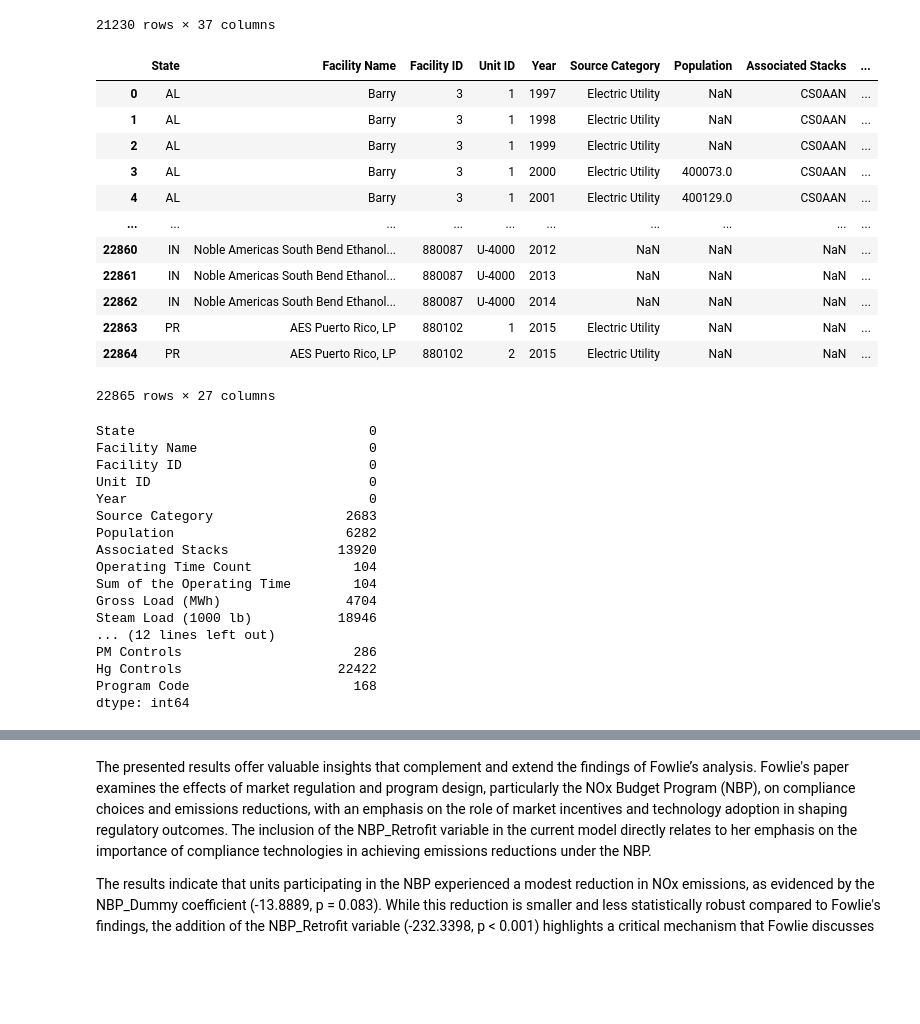
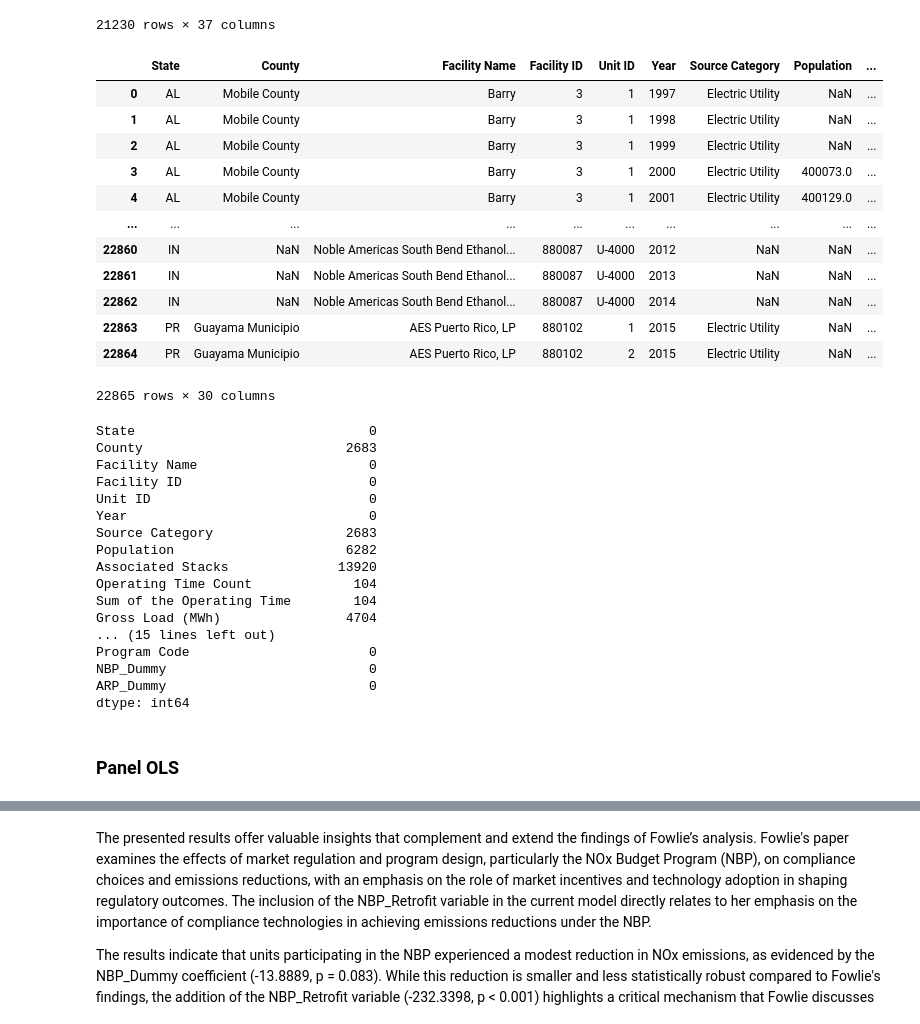
Before and after one commit to ZeliaDec/Econ, a Jupyter notebook: MGT-494.ipynb, the cells around one changed output, grey strips where cells are left out. Drawn from its saved outputs; the diff is of its cells as text; code cells hidden in the pictures; blank space fills up the shorter version.

```diff
--- a/MGT-494.ipynb
+++ b/MGT-494.ipynb
@@ -25,11 +24,12 @@ ISO-8859-1
 # %%
 filepath = "/Users/nadegelan/Documents/E4S/MGT494/FinalExam/112358-V1/AER_08_APP/"
-data1 = pd.read_stata(filepath+"TABLE2/T2_data.dta")
-facilities = pd.read_csv(filepath+"facilities.csv") #from 1996-2015, coal as primary fuel type and electric utilities only
-emissions = pd.read_csv(filepath+"ozone-emissions.csv")#from CAMPD
-data2 = pd.read_stata(filepath+"TABLE_3_4/T_3_4.dta")
-pop_2010_2019 = pd.read_csv(filepath+"pop_2010_2019.csv",encoding='ISO-8859-1') #from census.gov
-pop_2000_2010 = pd.read_csv(filepath+"pop_2000_2010.csv",encoding='ISO-8859-1')
+url= "https://raw.githubusercontent.com/ZeliaDec/Econ/main/"
+data1 = pd.read_stata(url+"T2_data.dta")
+facilities = pd.read_csv(url+"facilities.csv") #from 1996-2015, coal as primary fuel type and electric utilities only
+emissions = pd.read_csv(url+"ozone-emissions.csv")#from CAMPD
+data2 = pd.read_stata(url+"T_3_4.dta")
+#pop_2010_2019 = pd.read_csv(filepath+"pop_2010_2019.csv",encoding='ISO-8859-1') #from census.gov
+#pop_2000_2010 = pd.read_csv(filepath+"pop_2000_2010.csv",encoding='ISO-8859-1')
 #age_reg = pd.read_csv(filepath+"AGE_REG.asc",header=None, names=['Age'])
 #XMAT = pd.read_csv(filepath+"XMAT_POOL.asc", header=None, delim_whitespace=True)
 #XMAT=XMAT.dropna()
@@ -436,5 +408,5 @@ pop_2000_2010
 # %%
-pop2000_2010 = pd.read_csv('pop_2000_2010.csv')
+pop2000_2010 = pd.read_csv(url+'pop_2000_2010.csv')
 pop2000_2009 = pop2000_2010[pop2000_2010['Year']!=2010]
 # %%
 #Reshape the data into long format
@@ -459,7 +431,7 @@ pop2000_2009 = pop2000_2010[pop2000_2010['Year']!=2010]
 #Save to a new CSV file (optional)
 #pop_2010_2015.to_csv('pop_2010_2015.csv', index=False)
 # %%
-pop2010_2015=pd.read_csv('pop_2010_2015.csv')
+pop2010_2015=pd.read_csv(url+'pop_2010_2015.csv')
 pop2010_2015
 # %% [output]
 |  | SUMLEV | REGION | DIVISION | STATE | COUNTY | STNAME | CTYNAME | Year | Population |
@@ -534,32 +506,35 @@ fac_with_pop
 21230 rows × 37 columns
 # %%
 emissions_with_pop = pd.merge(
-    fac_with_pop[['State','Facility Name','Facility ID','Unit ID','Year','Source Category','Population']],
+    fac_with_pop[['State','County','Facility Name','Facility ID','Unit ID','Year','Source Category','Population']],
     emissions,
     left_on=['State','Facility Name','Facility ID','Unit ID','Year'],
     right_on=['State','Facility Name','Facility ID','Unit ID','Year'],
     how='right'
 )
+emissions_with_pop['Program Code'] = emissions_with_pop['Program Code'].fillna('')
 emissions_with_pop['NBP_Dummy']=emissions_with_pop['Program Code'].str.contains('NBP').astype(int)
+emissions_with_pop['ARP_Dummy'] = emissions_with_pop['Program Code'].str.contains('ARP').astype(int)
 emissions_with_pop
 # %% [output]
-|  | State | Facility Name | Facility ID | Unit ID | Year | Source Category | Population | Associated Stacks | ... |
-| 0 | AL | Barry | 3 | 1 | 1997 | Electric Utility | NaN | CS0AAN | ... |
-| 1 | AL | Barry | 3 | 1 | 1998 | Electric Utility | NaN | CS0AAN | ... |
-| 2 | AL | Barry | 3 | 1 | 1999 | Electric Utility | NaN | CS0AAN | ... |
-| 3 | AL | Barry | 3 | 1 | 2000 | Electric Utility | 400073.0 | CS0AAN | ... |
-| 4 | AL | Barry | 3 | 1 | 2001 | Electric Utility | 400129.0 | CS0AAN | ... |
+|  | State | County | Facility Name | Facility ID | Unit ID | Year | Source Category | Population | ... |
+| 0 | AL | Mobile County | Barry | 3 | 1 | 1997 | Electric Utility | NaN | ... |
+| 1 | AL | Mobile County | Barry | 3 | 1 | 1998 | Electric Utility | NaN | ... |
+| 2 | AL | Mobile County | Barry | 3 | 1 | 1999 | Electric Utility | NaN | ... |
+| 3 | AL | Mobile County | Barry | 3 | 1 | 2000 | Electric Utility | 400073.0 | ... |
+| 4 | AL | Mobile County | Barry | 3 | 1 | 2001 | Electric Utility | 400129.0 | ... |
 | ... | ... | ... | ... | ... | ... | ... | ... | ... | ... |
-| 22860 | IN | Noble Americas South Bend Ethanol... | 880087 | U-4000 | 2012 | NaN | NaN | NaN | ... |
-| 22861 | IN | Noble Americas South Bend Ethanol... | 880087 | U-4000 | 2013 | NaN | NaN | NaN | ... |
-| 22862 | IN | Noble Americas South Bend Ethanol... | 880087 | U-4000 | 2014 | NaN | NaN | NaN | ... |
-| 22863 | PR | AES Puerto Rico, LP | 880102 | 1 | 2015 | Electric Utility | NaN | NaN | ... |
-| 22864 | PR | AES Puerto Rico, LP | 880102 | 2 | 2015 | Electric Utility | NaN | NaN | ... |
+| 22860 | IN | NaN | Noble Americas South Bend Ethanol... | 880087 | U-4000 | 2012 | NaN | NaN | ... |
+| 22861 | IN | NaN | Noble Americas South Bend Ethanol... | 880087 | U-4000 | 2013 | NaN | NaN | ... |
+| 22862 | IN | NaN | Noble Americas South Bend Ethanol... | 880087 | U-4000 | 2014 | NaN | NaN | ... |
+| 22863 | PR | Guayama Municipio | AES Puerto Rico, LP | 880102 | 1 | 2015 | Electric Utility | NaN | ... |
+| 22864 | PR | Guayama Municipio | AES Puerto Rico, LP | 880102 | 2 | 2015 | Electric Utility | NaN | ... |
-22865 rows × 27 columns
+22865 rows × 30 columns
 # %%
 emissions_with_pop.isnull().sum()
 # %% [output]
 State                              0
+County                          2683
 Facility Name                      0
 Facility ID                        0
 Unit ID                            0
@@ -570,12 +545,13 @@ Associated Stacks              13920
 Operating Time Count             104
 Sum of the Operating Time        104
 Gross Load (MWh)                4704
-Steam Load (1000 lb)           18946
-... (12 lines left out)
-PM Controls                      286
-Hg Controls                    22422
-Program Code                     168
+... (15 lines left out)
+Program Code                       0
+NBP_Dummy                          0
+ARP_Dummy                          0
 dtype: int64
+# %% [markdown]
+### Panel OLS
 # %%
 from linearmodels.panel import PanelOLS
 
```
Also changed, not shown: parts of 39 cells of this notebook.
